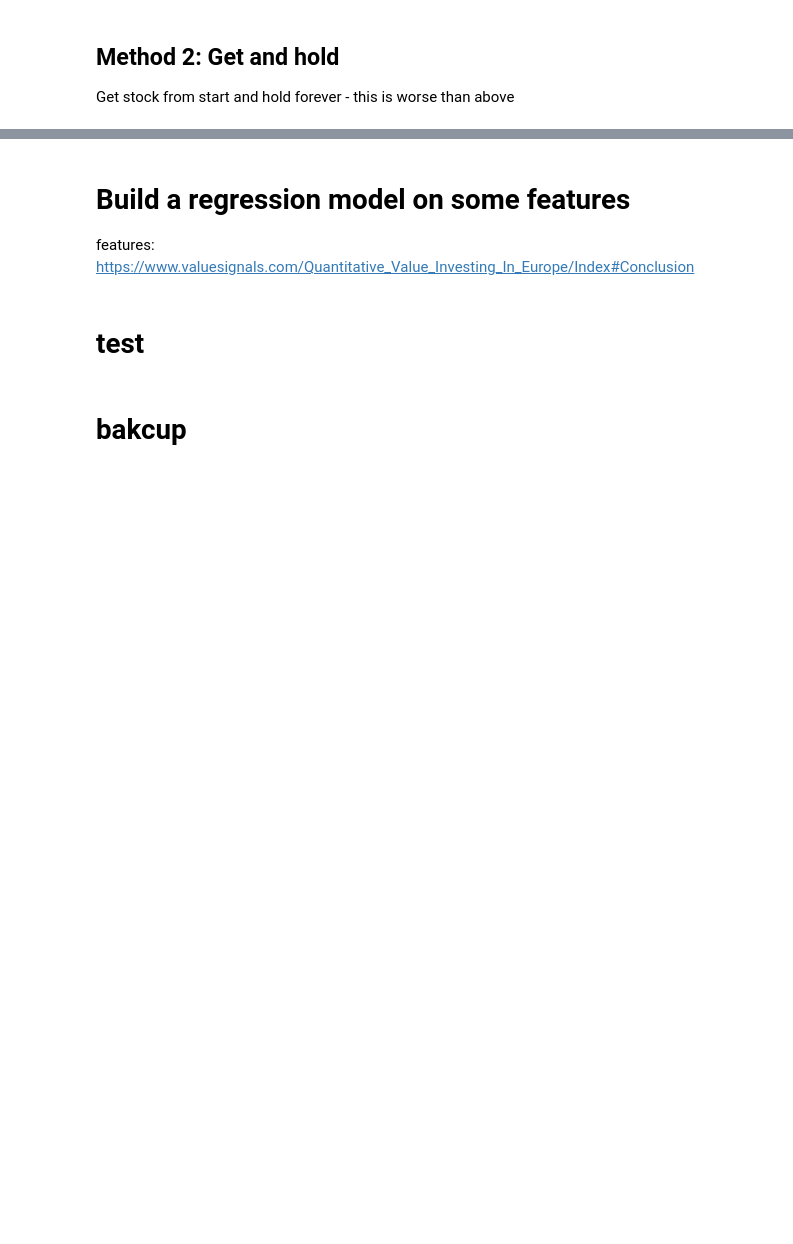
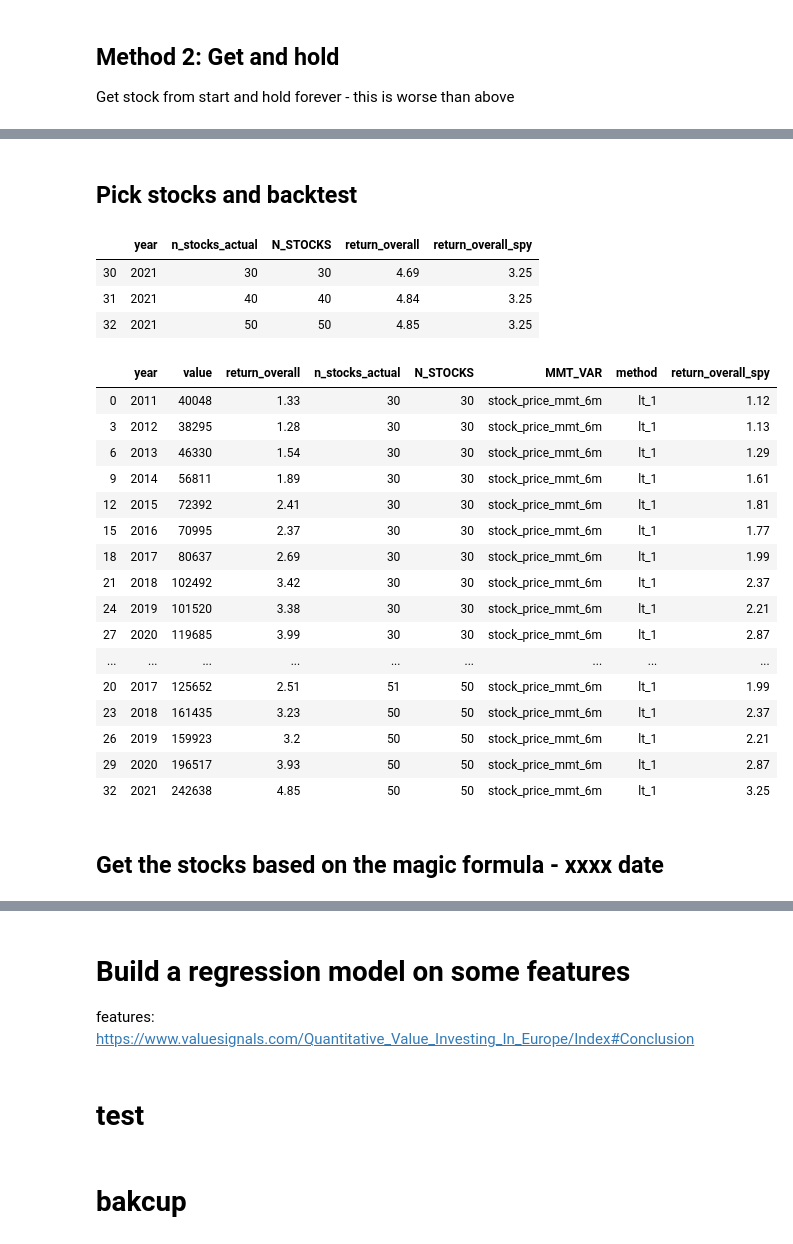
Before and after one commit to yuwei2341/stocks, a Jupyter notebook: Stock_MA.ipynb, the cells around one changed output, grey strips where cells are left out. Cells and saved outputs as stored; diff of their text form; code cells hidden in the pictures; blank space fills up the shorter version.

Commit message:
Update magic formula

```diff
--- a/Stock_MA.ipynb
+++ b/Stock_MA.ipynb
@@ -1336,0 +1397,15 @@ df_invest_summary['frac_gain'] = df_invest_summary['values'] / df_invest_summary
+# %%
+df_pb_quarter = df_pb_history[df_pb_history.index.str.endswith(QUARTER_BV)]\
+    [['date', 'stock_price', 'book_value_per_share', 'stock', 'year']]\
+    .reset_index(drop=True).rename({'year': 'year_prev', 'stock_price': 'stock_price_pb'}, axis=1)
+# %% [markdown]
+## Pick stocks and backtest
+# %%
+df_p_pb = pd.merge(df_p_history_mmt[['stock', 'year_prev', 'date', 'close',
+                                     'year', 'stock_price_mmt_6m']],
+                   df_pb_quarter,
+                   on=['stock', 'year_prev'], suffixes=['', '_pb'])\
+            .rename({'close': 'stock_price'}, axis=1)\
+            .drop(['year_prev'], axis=1)
+
+df_p_pb['price_to_book_ratio'] = df_p_pb['stock_price'] / df_p_pb['book_value_per_share']
@@ -1336,0 +1457,41 @@ df_invest_summary['frac_gain'] = df_invest_summary['values'] / df_invest_summary
+# %%
+# Get SPY history
+stock_us_daily_df = ak.stock_us_daily(symbol="SPY", adjust="")
+stock_us_daily_df['year'] = stock_us_daily_df.index.year
+stock_us_daily_df = stock_us_daily_df.reset_index()
+stock_us_daily_df['date_1stofyear'] = stock_us_daily_df.groupby('year')['date'].transform(min)
+spy_day1_year = stock_us_daily_df[stock_us_daily_df['date'] == stock_us_daily_df['date_1stofyear']]
+spy_day1_year_cut = spy_day1_year[spy_day1_year.year >= YEAR_START]
+spy_day1_year_cut['return_overall'] = (spy_day1_year_cut['close'] /
+                                       spy_day1_year_cut[spy_day1_year_cut.year == YEAR_START]['close']
+                                       .values[0]).round(2)
+# %%
+df_compare = pd.merge(rsl_lt, spy_day1_year_cut[['year', 'return_overall']],
+                      on='year',
+                      suffixes=['', '_spy']).sort_values(['N_STOCKS', 'year'])
+df_compare[df_compare.year == 2021][['year', 'n_stocks_actual', 'N_STOCKS', 'return_overall', 'return_overall_spy']]
+# %% [output]
+|  | year | n_stocks_actual | N_STOCKS | return_overall | return_overall_spy |
+| 30 | 2021 | 30 | 30 | 4.69 | 3.25 |
+| 31 | 2021 | 40 | 40 | 4.84 | 3.25 |
+| 32 | 2021 | 50 | 50 | 4.85 | 3.25 |
+# %%
+df_compare
+# %% [output]
+|  | year | value | return_overall | n_stocks_actual | N_STOCKS | MMT_VAR | method | return_overall_spy |
+| 0 | 2011 | 40048 | 1.33 | 30 | 30 | stock_price_mmt_6m | lt_1 | 1.12 |
+| 3 | 2012 | 38295 | 1.28 | 30 | 30 | stock_price_mmt_6m | lt_1 | 1.13 |
+| 6 | 2013 | 46330 | 1.54 | 30 | 30 | stock_price_mmt_6m | lt_1 | 1.29 |
+| 9 | 2014 | 56811 | 1.89 | 30 | 30 | stock_price_mmt_6m | lt_1 | 1.61 |
+| 12 | 2015 | 72392 | 2.41 | 30 | 30 | stock_price_mmt_6m | lt_1 | 1.81 |
+| 15 | 2016 | 70995 | 2.37 | 30 | 30 | stock_price_mmt_6m | lt_1 | 1.77 |
+| 18 | 2017 | 80637 | 2.69 | 30 | 30 | stock_price_mmt_6m | lt_1 | 1.99 |
+| 21 | 2018 | 102492 | 3.42 | 30 | 30 | stock_price_mmt_6m | lt_1 | 2.37 |
+| 24 | 2019 | 101520 | 3.38 | 30 | 30 | stock_price_mmt_6m | lt_1 | 2.21 |
+| 27 | 2020 | 119685 | 3.99 | 30 | 30 | stock_price_mmt_6m | lt_1 | 2.87 |
+| ... | ... | ... | ... | ... | ... | ... | ... | ... |
+| 20 | 2017 | 125652 | 2.51 | 51 | 50 | stock_price_mmt_6m | lt_1 | 1.99 |
+| 23 | 2018 | 161435 | 3.23 | 50 | 50 | stock_price_mmt_6m | lt_1 | 2.37 |
+| 26 | 2019 | 159923 | 3.2 | 50 | 50 | stock_price_mmt_6m | lt_1 | 2.21 |
+| 29 | 2020 | 196517 | 3.93 | 50 | 50 | stock_price_mmt_6m | lt_1 | 2.87 |
+| 32 | 2021 | 242638 | 4.85 | 50 | 50 | stock_price_mmt_6m | lt_1 | 3.25 |
@@ -1336,0 +1503,2 @@ df_invest_summary['frac_gain'] = df_invest_summary['values'] / df_invest_summary
+# %% [markdown]
+## Get the stocks based on the magic formula - xxxx date
```
Also changed, not shown: parts of 43 cells of this notebook, 6 other files.
